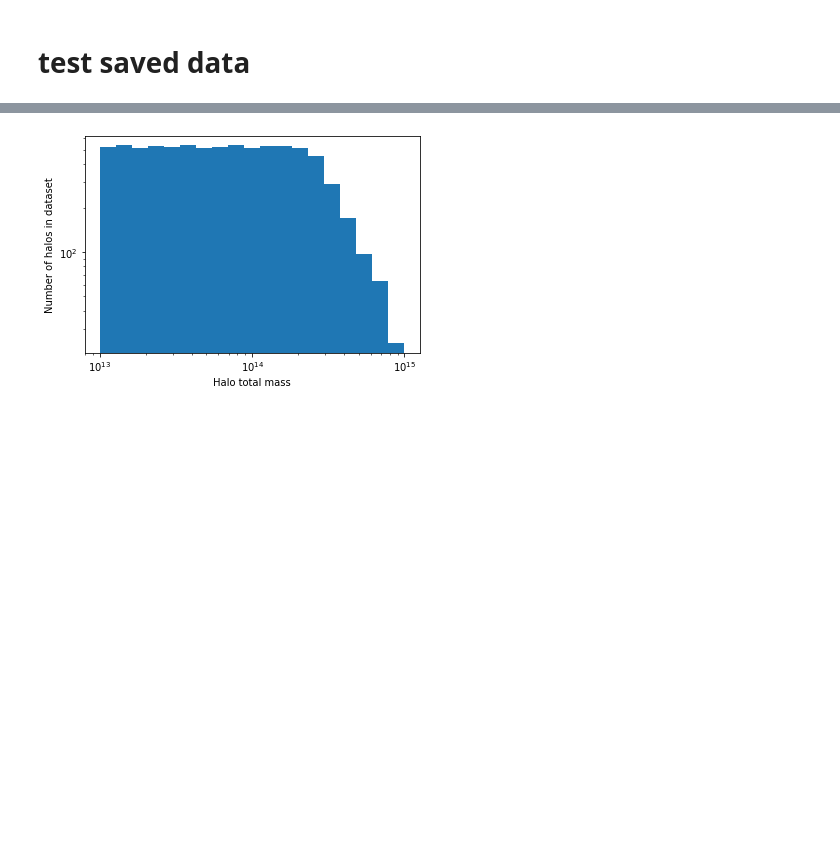
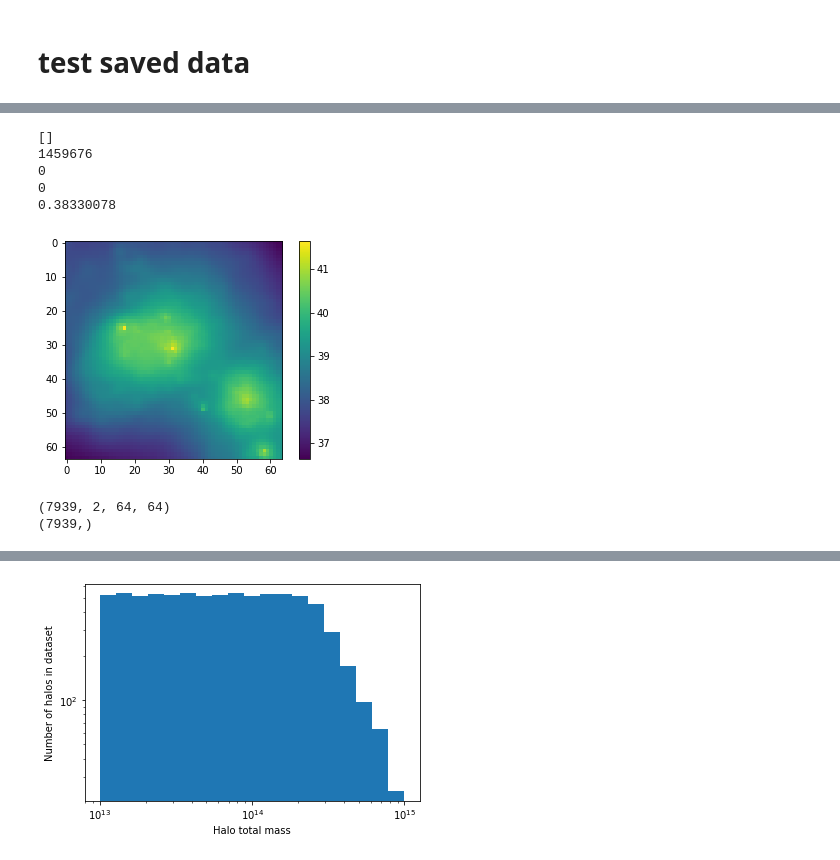
Before and after one commit to woutervantol/scriptie2, a Jupyter notebook: test_data.ipynb, the cells around one changed output, grey strips where cells are left out. Saved outputs shown, nothing was run; the diff lists cells and outputs as text; code cells hidden in the pictures; blank space fills up the shorter version.

```diff
--- a/test_data.ipynb
+++ b/test_data.ipynb
@@ -15,0 +43,30 @@ data.load_dataset(filename=filename)
+# %%
+locs = np.argwhere(data.images == 0)
+print(locs)
+print(data.indices[6765])
+print(np.sum(locs[:,0] == 6765))
+print(len(locs))
+print((data.soap_file["SO/500_crit/SORadius"][8386992]))
+plt.imshow(np.log10(data.images[501,0]))
+plt.colorbar()
+plt.show()
+# %% [output]
+[]
+1459676
+0
+0
+0.38330078
+[figure, added]
+# %%
+#remove single image from data and save
+dataset = np.load(p["data_path"] + p_to_filename(p) + "big2" + ".npy")
+halo_indices = np.load(p["data_path"] + p_to_filename(p) + "big2" + "_halo_indices" + ".npy")
+dataset = np.delete(dataset, 501, axis=0)
+halo_indices = np.delete(halo_indices, 501)
+print(dataset.shape)
+print(halo_indices.shape)
+np.save(p["data_path"] + p_to_filename(p) + "big2", dataset)
+np.save(p["data_path"] + p_to_filename(p) + "big2_halo_indices", halo_indices)
+# %% [output]
+(7939, 2, 64, 64)
+(7939,)
```
Also changed, not shown: parts of 14 cells of this notebook, 9 other files.
